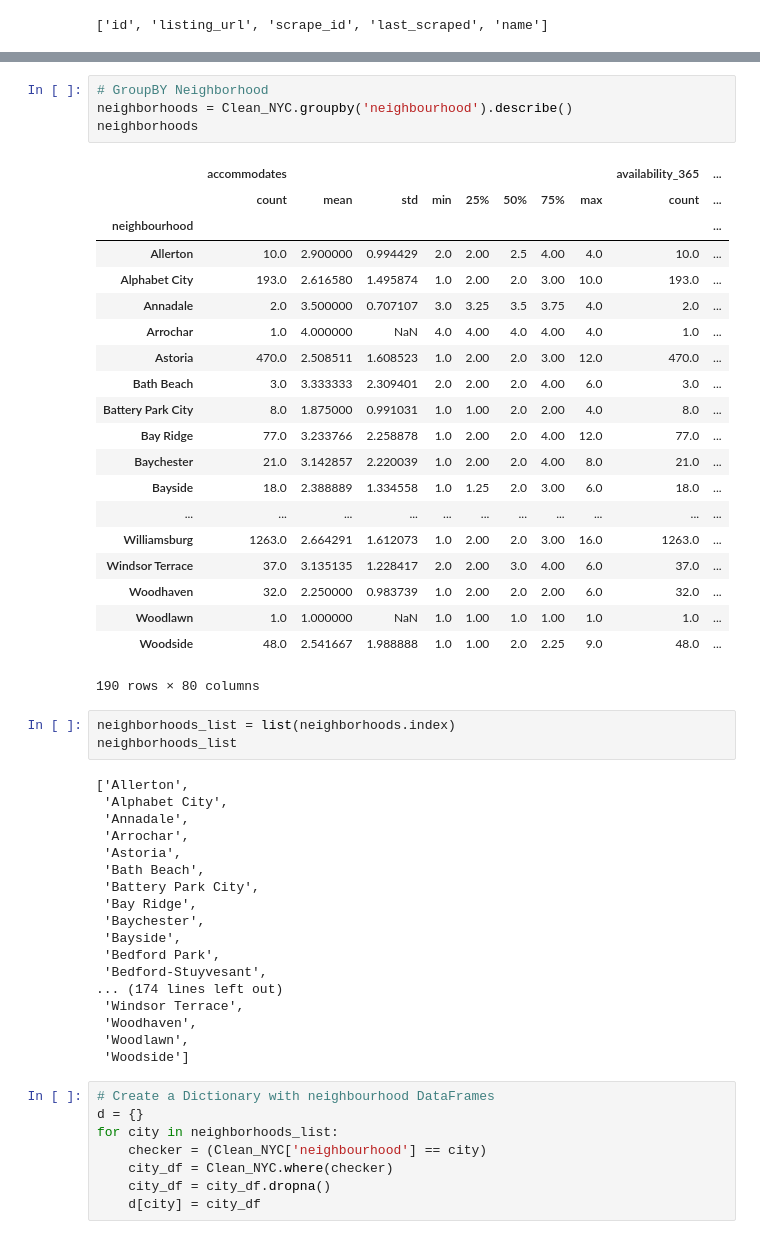
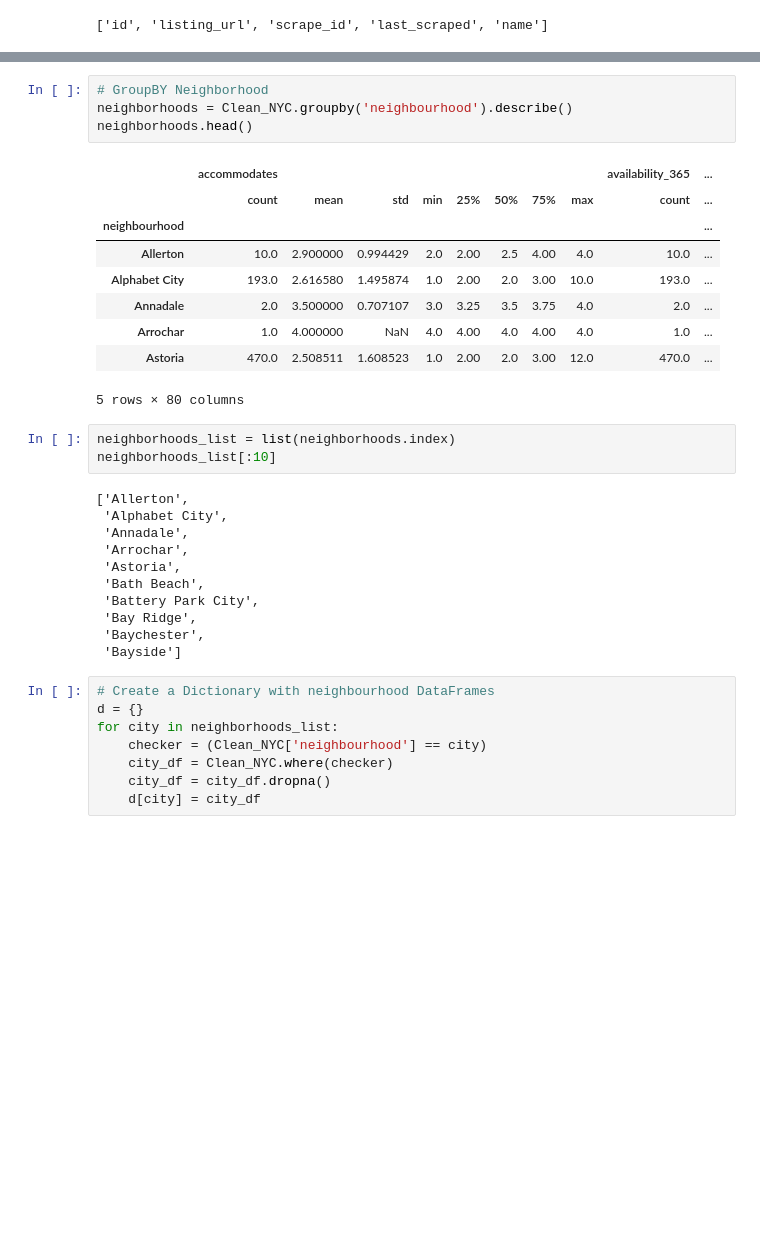
Before and after one commit to christinemazur/project1, a Jupyter notebook: NYCAnalysis.ipynb, the cells around one changed output, grey strips where cells are left out. Drawn from its saved outputs; the diff is of its cells as text; blank space fills up the shorter version.

```diff
--- a/NYCAnalysis.ipynb
+++ b/NYCAnalysis.ipynb
@@ -90,31 +79,20 @@ Clean_NYC.head()
 # %%
 # GroupBY Neighborhood
 neighborhoods = Clean_NYC.groupby('neighbourhood').describe()
-neighborhoods
+neighborhoods.head()
 # %% [output]
 |  | accommodates |  |  |  |  |  |  |  | availability_365 | ... |
 |  | count | mean | std | min | 25% | 50% | 75% | max | count | ... |
 | neighbourhood |  |  |  |  |  |  |  |  |  | ... |
 | Allerton | 10.0 | 2.900000 | 0.994429 | 2.0 | 2.00 | 2.5 | 4.00 | 4.0 | 10.0 | ... |
 | Alphabet City | 193.0 | 2.616580 | 1.495874 | 1.0 | 2.00 | 2.0 | 3.00 | 10.0 | 193.0 | ... |
 | Annadale | 2.0 | 3.500000 | 0.707107 | 3.0 | 3.25 | 3.5 | 3.75 | 4.0 | 2.0 | ... |
 | Arrochar | 1.0 | 4.000000 | NaN | 4.0 | 4.00 | 4.0 | 4.00 | 4.0 | 1.0 | ... |
 | Astoria | 470.0 | 2.508511 | 1.608523 | 1.0 | 2.00 | 2.0 | 3.00 | 12.0 | 470.0 | ... |
-| Bath Beach | 3.0 | 3.333333 | 2.309401 | 2.0 | 2.00 | 2.0 | 4.00 | 6.0 | 3.0 | ... |
-| Battery Park City | 8.0 | 1.875000 | 0.991031 | 1.0 | 1.00 | 2.0 | 2.00 | 4.0 | 8.0 | ... |
-| Bay Ridge | 77.0 | 3.233766 | 2.258878 | 1.0 | 2.00 | 2.0 | 4.00 | 12.0 | 77.0 | ... |
-| Baychester | 21.0 | 3.142857 | 2.220039 | 1.0 | 2.00 | 2.0 | 4.00 | 8.0 | 21.0 | ... |
-| Bayside | 18.0 | 2.388889 | 1.334558 | 1.0 | 1.25 | 2.0 | 3.00 | 6.0 | 18.0 | ... |
-| ... | ... | ... | ... | ... | ... | ... | ... | ... | ... | ... |
-| Williamsburg | 1263.0 | 2.664291 | 1.612073 | 1.0 | 2.00 | 2.0 | 3.00 | 16.0 | 1263.0 | ... |
-| Windsor Terrace | 37.0 | 3.135135 | 1.228417 | 2.0 | 2.00 | 3.0 | 4.00 | 6.0 | 37.0 | ... |
-| Woodhaven | 32.0 | 2.250000 | 0.983739 | 1.0 | 2.00 | 2.0 | 2.00 | 6.0 | 32.0 | ... |
-| Woodlawn | 1.0 | 1.000000 | NaN | 1.0 | 1.00 | 1.0 | 1.00 | 1.0 | 1.0 | ... |
-| Woodside | 48.0 | 2.541667 | 1.988888 | 1.0 | 1.00 | 2.0 | 2.25 | 9.0 | 48.0 | ... |
-190 rows × 80 columns
+5 rows × 80 columns
 # %%
 neighborhoods_list = list(neighborhoods.index)
-neighborhoods_list
+neighborhoods_list[:10]
 # %% [output]
 ['Allerton',
  'Alphabet City',
@@ -125,14 +103,7 @@ neighborhoods_list
  'Battery Park City',
  'Bay Ridge',
  'Baychester',
- 'Bayside',
- 'Bedford Park',
- 'Bedford-Stuyvesant',
-... (174 lines left out)
- 'Windsor Terrace',
- 'Woodhaven',
- 'Woodlawn',
- 'Woodside']
+ 'Bayside']
 # %%
 # Create a Dictionary with neighbourhood DataFrames
 d = {}
```
Also changed, not shown: parts of 2 cells of this notebook.
